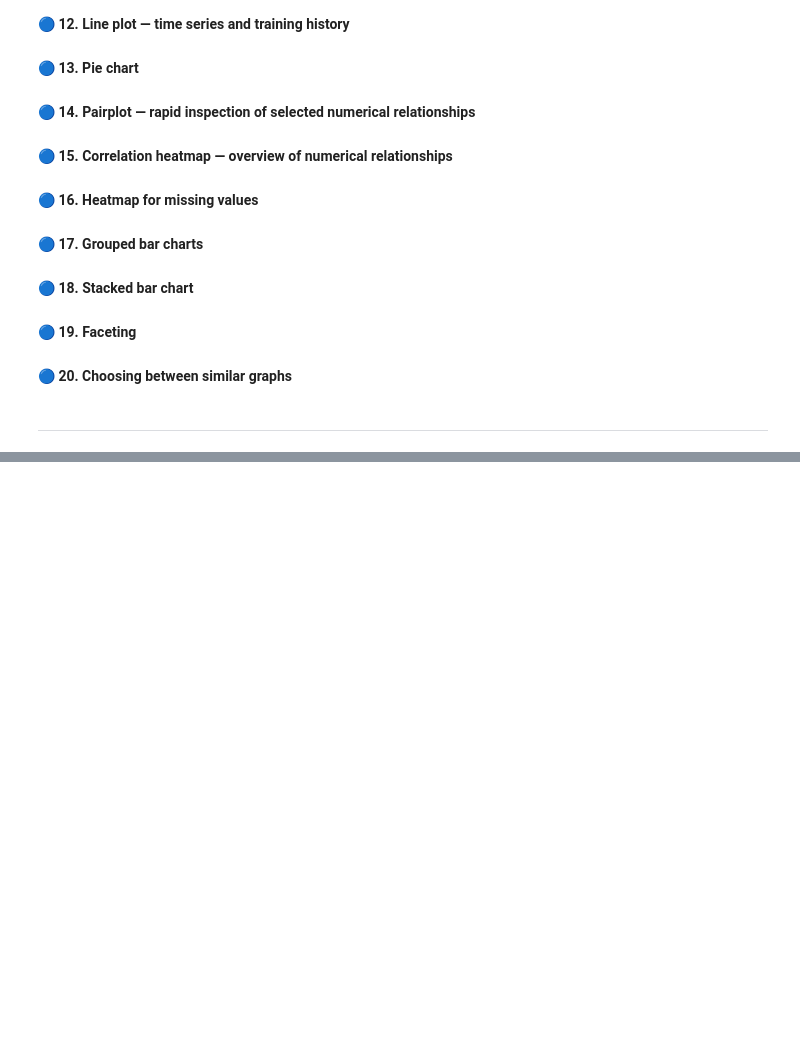
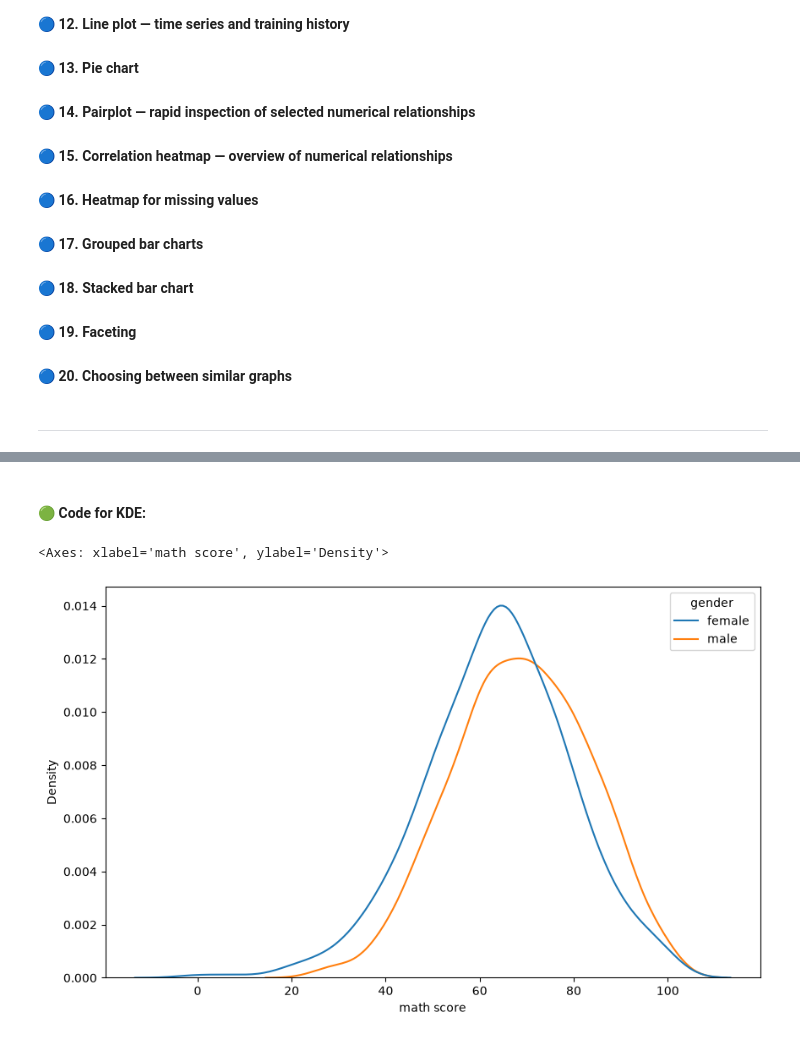
Before and after one commit to Adrinaesf/Generic-ML-Project, a Jupyter notebook: notebooks/4. DATA VISUALIZATION.ipynb, the cells around one changed output, grey strips where cells are left out. Drawn from its saved outputs; the diff is of its cells as text; code cells hidden in the pictures; blank space fills up the shorter version.

```diff
--- a/notebooks/4. DATA VISUALIZATION.ipynb
+++ b/notebooks/4. DATA VISUALIZATION.ipynb
@@ -207,0 +267,16 @@ ________________________________________________________________________
+# %% [markdown]
+#### 🟢 Code for KDE:
+# %%
+# Making a figure for KDE plot:
+plt.figure(figsize=(10, 6))
+
+sns.kdeplot(
+    data = df,
+    x = "math score",
+    hue = "gender"
+)
+
+# KDE answers where the data is most densely concentrated.
+# %% [output]
+<Axes: xlabel='math score', ylabel='Density'>
+[figure, added]
```
Also changed, not shown: parts of 12 cells of this notebook.
